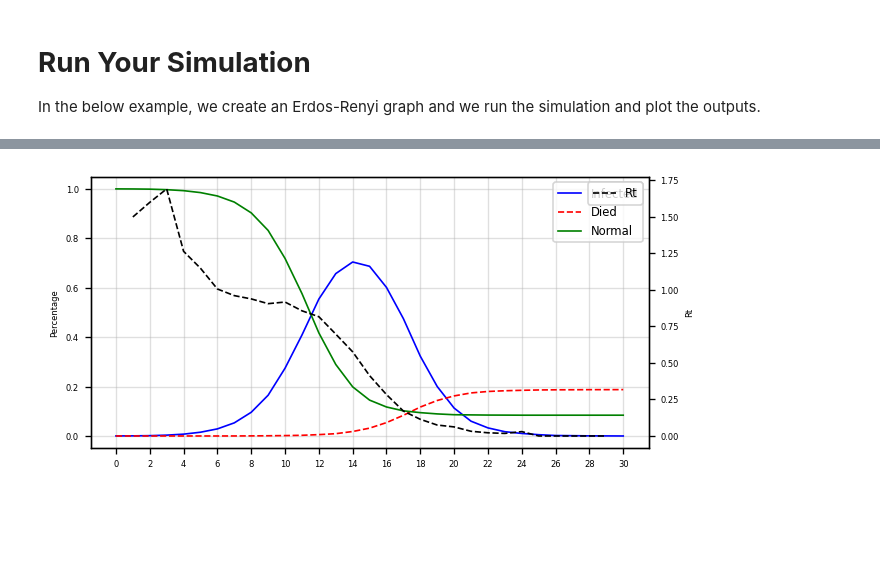
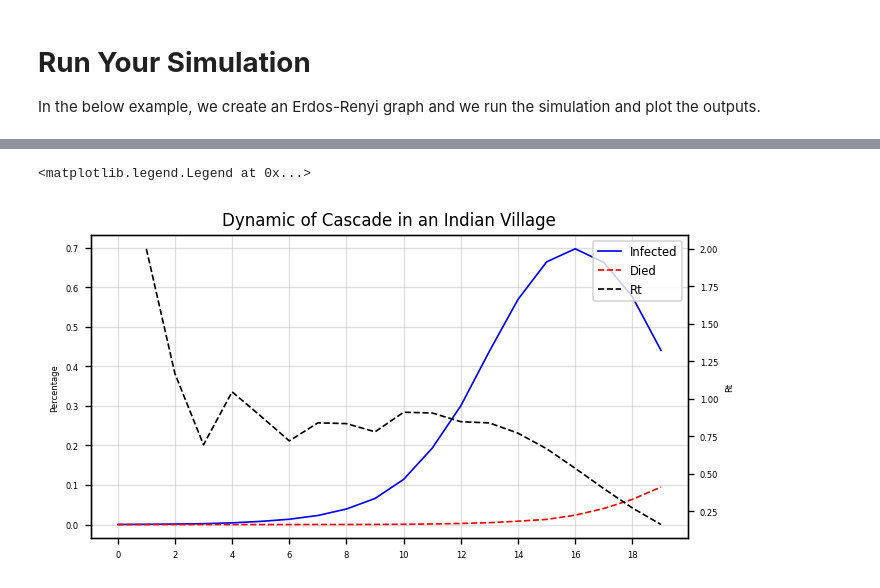
Before and after one commit to MahdiShahrabi/COVID19-Simulation, a Jupyter notebook: Time Dimension/Time_Simulation.ipynb, the cells around one changed output, grey strips where cells are left out. Cells and saved outputs as stored; diff of their text form; code cells hidden in the pictures; blank space fills up the shorter version.

```diff
--- a/Time Dimension/Time_Simulation.ipynb
+++ b/Time Dimension/Time_Simulation.ipynb
@@ -291,7 +292,7 @@ edge_weight = dict(zip(G_Erdos.edges(),[uniform(0.01,0.05) for x in range(len(G_
 nx.set_edge_attributes(G_Erdos,edge_weight,'weight')
 
 method = 'Transmission'
-out = Simulate_SIR_Time (deepcopy(G_Erdos),Maximum_Time=100,Seasons=[20,40,60,80],P_seasons = [1,1,1,1],
+out = Simulate_SIR_Time (deepcopy(G_Erdos),Maximum_Time=20,Seasons=[20,40,60,80],P_seasons = [1,1,1,1],
                    Seeds = generateRandSeed(2,G_Erdos), n_dr=5, q_die=0.2, n_s=2, q_s=0.1, how=method)
 
 print('The average R0 is {:0.3f}, and the fraction of Infected people are {:0.3f}, The method was "{}"'.format(out[2],out[3],method))
@@ -304,32 +305,42 @@ Wall time: 14.9 s
 # %%
 lng = n
 data = out[0]
 
 y1 = data.time
 y2 = [x/lng for x in data.Infected]
 y3 = [x/lng for x in data.Died]
 y4 = [x/lng for x in data.Normal]
 y5 = out[4]
 
 # Plot Line1 (Left Y Axis)
 fig, ax1 = plt.subplots(1,1,figsize=(6,3), dpi= 120)
 ax1.plot(y1,y2,color='blue',lw=1,label='Infected')
 ax1.plot(y1, y3,color='red',lw=1,label='Died',ls='dashed')
-ax1.plot(y1, y4,color='green',lw=1,label='Normal')
+# ax1.plot(y1, y4,color='green',lw=1,label='Normal')
 ax1.tick_params(axis='x', labelsize=5)
 ax1.set_ylabel('Percentage', fontsize=5)
 ax1.tick_params(axis='y', rotation=0,labelsize=5 )
 ax1.set_xticks(y1[::2])
 ax1.set_xticklabels(y1[::2])
 
 ax2 = ax1.twinx()
 ax2.plot(y1[1:], y5,color='black',lw=1,label='Rt',ls='dashed')
 ax2.set_ylabel('Rt', fontsize=5)
 ax2.tick_params(axis='y', rotation=0,labelsize=5 )
 
 ax1.grid(alpha=.4)
 
-plt.legend(fontsize = 7)
-plt.show()
+fig.tight_layout()
+
+plt.title('Dynamic of Cascade in an Indian Village',fontsize=10)
+
+handles,labels = [],[]
+for ax in fig.axes:
+    for h,l in zip(*ax.get_legend_handles_labels()):
+        handles.append(h)
+        labels.append(l)
+
+plt.legend(handles,labels,fontsize=7)
 # %% [output]
+<matplotlib.legend.Legend at 0x...>
-[figure, old version]
+[figure, new version]
```
Also changed, not shown: parts of 4 cells of this notebook.
